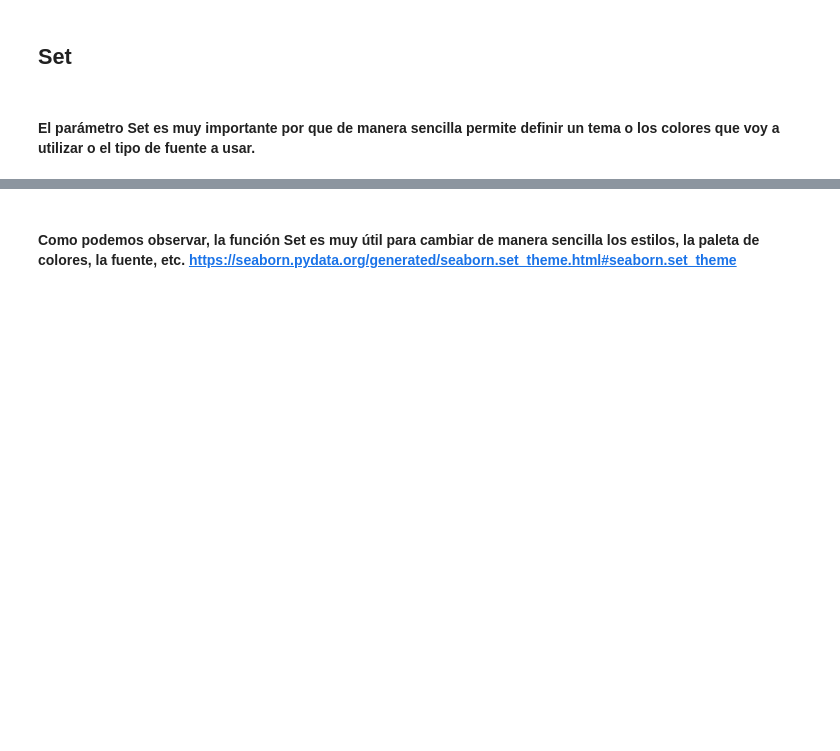
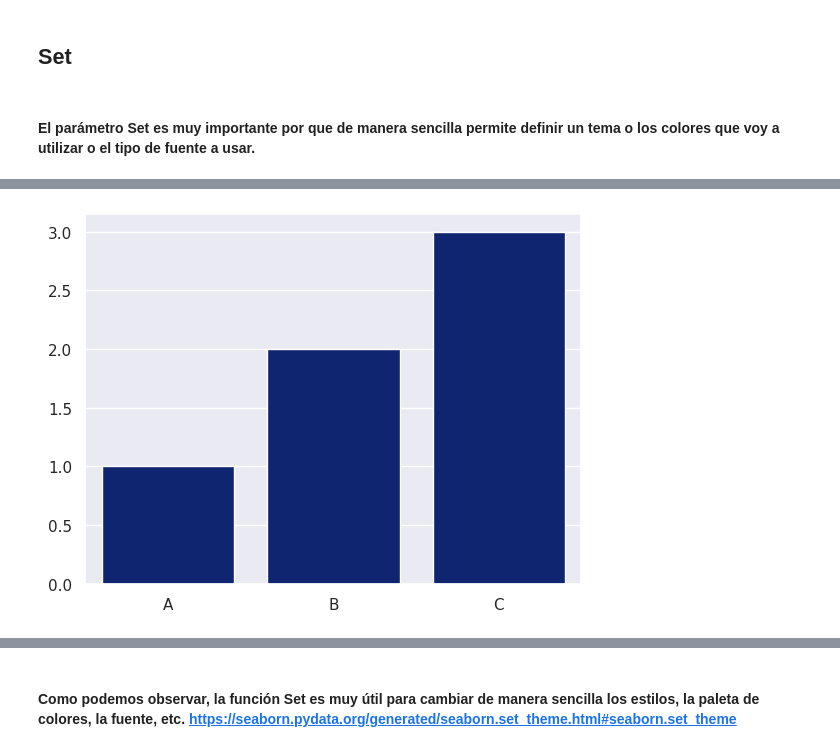
Before and after one commit to v1c4r10us/ba_course, a Jupyter notebook: matplotlib_seaborn.ipynb, the cells around one changed output, grey strips where cells are left out. Saved outputs shown, nothing was run; the diff lists cells and outputs as text; code cells hidden in the pictures; blank space fills up the shorter version.

```diff
--- a/matplotlib_seaborn.ipynb
+++ b/matplotlib_seaborn.ipynb
@@ -386,5 +430,7 @@ plt.show()
 # %%
 sns.set(style='darkgrid', palette = 'dark') # cambiamos paleta de colores
-sns.barplot(x = ['A','B','C'], y = [1, 2, 3,])
+sns.barplot(x = ['A','B','C'], y = [1, 2, 3])
 plt.show()
+# %% [output]
+[figure, added]
 # %%
```
Also changed, not shown: parts of 68 cells of this notebook, 2 other files.
